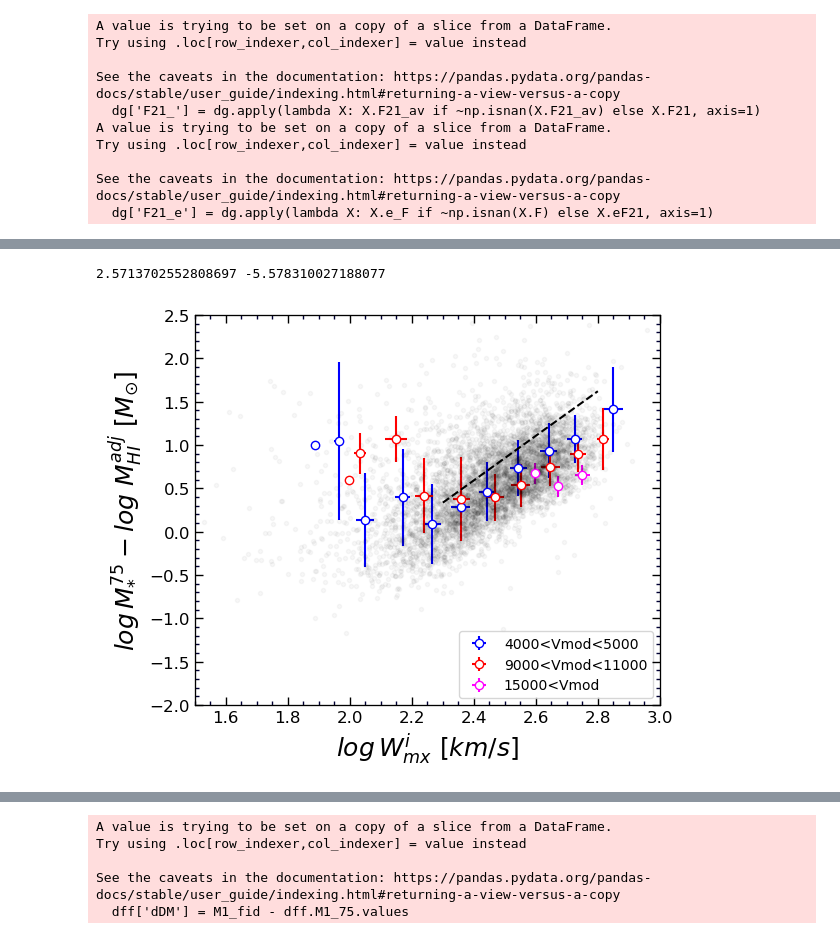
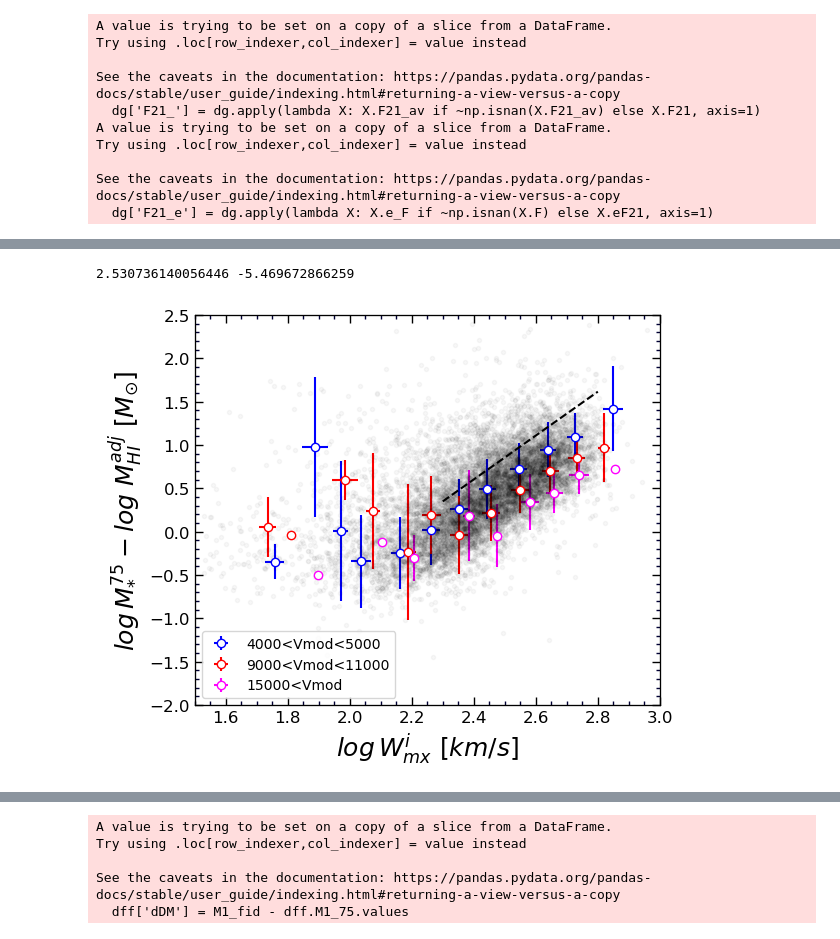
Before and after one commit to ekourkchi/test_TFRcatal, a Jupyter notebook: BTFR_W1.ipynb, the cells around one changed output, grey strips where cells are left out. Saved outputs shown, nothing was run; the diff lists cells and outputs as text; code cells hidden in the pictures.

```diff
--- a/BTFR_W1.ipynb
+++ b/BTFR_W1.ipynb
@@ -186,3 +187,10 @@ df['logMs_i'] = beta + alfa*df.gi - 0.4*df['Mi_75']
 df['Ms_i'] = 10**df.logMs_i
 
 df['Mass_HI'] = 2.356E5 * df.F21 * (df.D75**2)
+
+df["logMs_i"][df.Qs==0]=np.nan
+df["logMs_W1"][df.Qw==0]=np.nan
+
+df["logMs_av"] = df[["logMs_i", "logMs_W1"]].mean(axis=1)
+
+df[["logMs_av", "logMs_i", "logMs_W1", "i***", "w1***", "Qs", "Qw"]].head()
@@ -191,9 +215,9 @@ fig = py.figure(figsize=(5,5), dpi=100)
 fig.subplots_adjust(wspace=0, top=0.9, bottom=0.12, left=0.05, right=0.98)
 ax = fig.add_subplot(111)
 
-dff = df[(df.Qw>2)&(df.elgWi>0)&(df.lgWmxi>0)]
+dff = df[((df.Qw>2)|(df.Qs>2))&(df.elgWi>0)&(df.lgWmxi>0)]
 X0 = dff.lgWmxi.values
-Y0 = dff.logMs_W1.values-np.log10(dff.Mass_HI.values)
+Y0 = dff.logMs_av.values-np.log10(dff.Mass_HI.values)
 Vmod = dff.Vmod.values
 # Y0 = Y0 - (mc*Vmod+bc)
 
@@ -260,35 +284,35 @@ for i in np.arange(1.7,2.9,0.1):
         xi = X[ii]
         if xi>=i and xi<i+0.1:
             xp.append(xi)
             yp.append(Y[ii])
     if len(xp)>0:
         if lab:
             labe = label
             lab = False
         else:
             labe=None
         ax.errorbar(np.median(xp), np.median(yp), yerr=np.std(yp), xerr=np.std(xp), fmt='o',
                     color='magenta', ms=6, mfc='white', label=labe)
 
 ax.set_xlabel(r'$log \/ W_{mx}^i \/\/[km/s]$', fontsize=18)
 ax.set_ylabel(r'$log \/ M_{*}^{75}-log \/\/ M_{HI}^{adj} \/\/ [M_{\odot}]$', fontsize=18)
 set_axes(ax, (1.5,3), (-2,2.5), fontsize=12)
 
 ax.legend()
 
 
 x = np.linspace(2.3, 2.8, 100)
 ind, = np.where((X0>2.3)&(dff.Vmod>0)&(dff.Vmod<2000)&(X0<2.8))
 fit, cov = curve_fit(linear, X0[ind], Y0[ind])
 m, b = fit[0], fit[1]
 ax.plot(x, m*x + b, '--', color='k')
 
 print(m,b)
 # m = 2.3548648770909377
 # b = -5.000227567400469
 # %% [output]
-2.5713702552808697 -5.578310027188077
+2.530736140056446 -5.469672866259
-[figure, old version]
+[figure, new version]
 # %%
 fig = py.figure(figsize=(5,5), dpi=100)
 fig.subplots_adjust(wspace=0, top=0.9, bottom=0.12, left=0.05, right=0.98)
```
Also changed, not shown: parts of 6 cells of this notebook, 2 other files.
